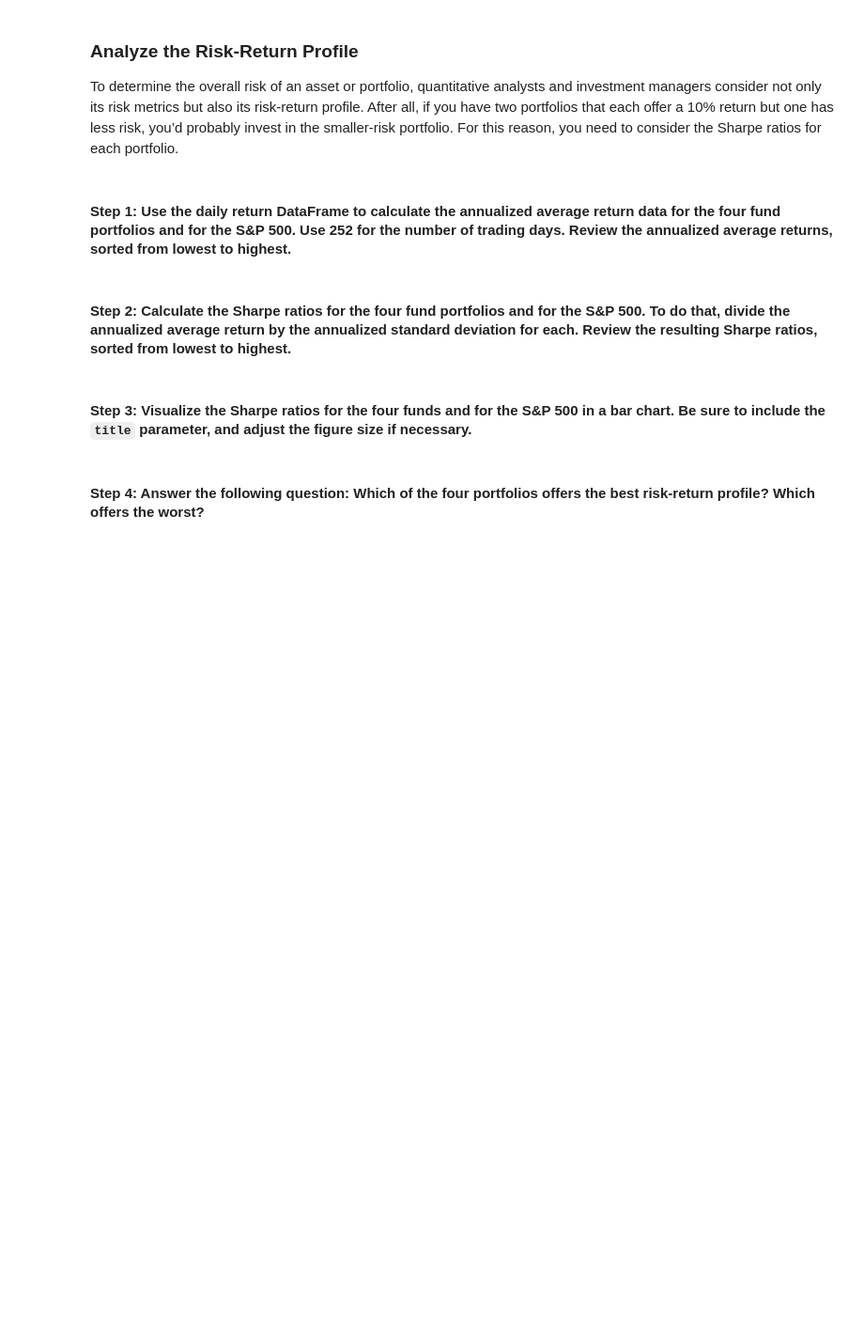
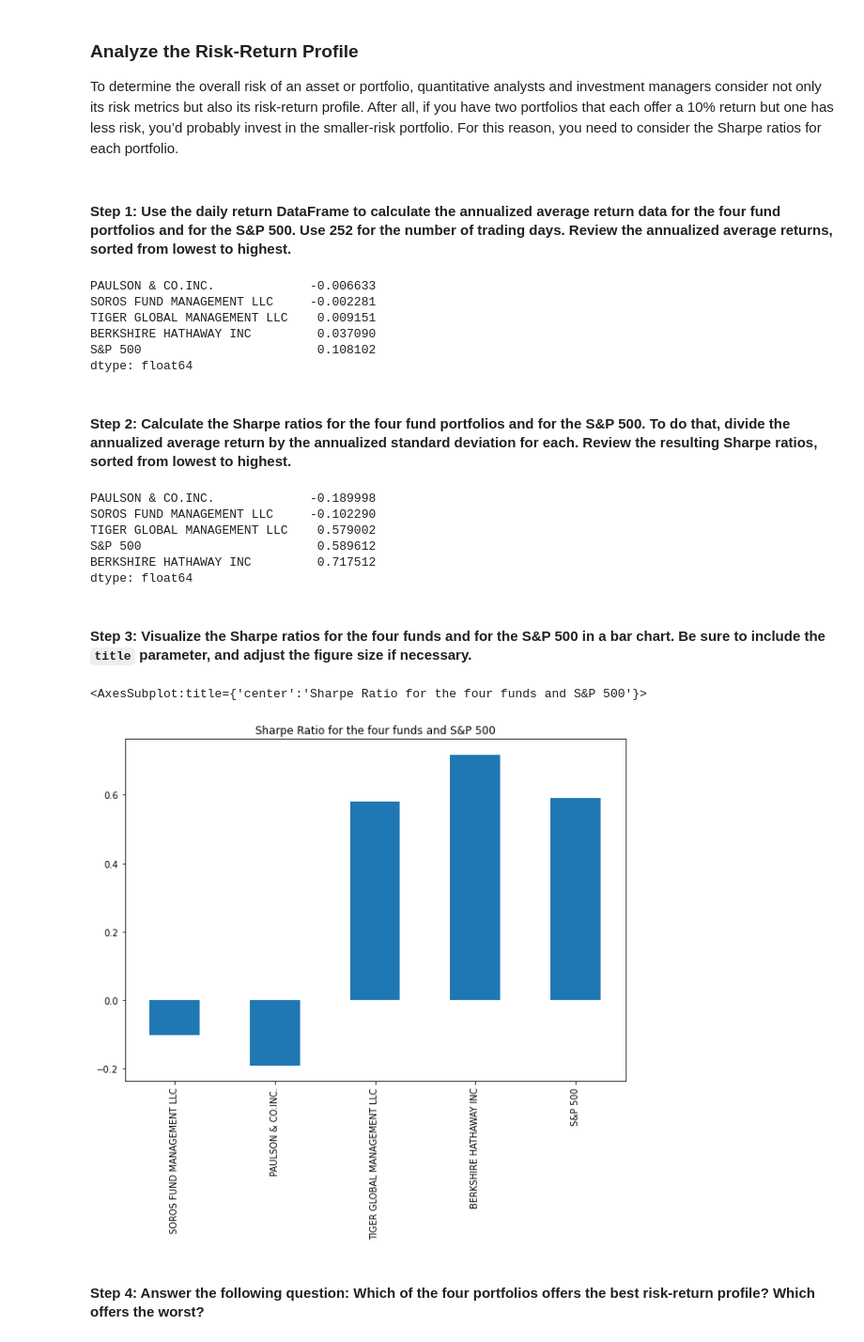
Before and after one commit to Abhishikaf/Risk_Return_Analysis, a Jupyter notebook: risk_return_analysis.ipynb, the cells around one changed output. Shown at 94% size. Drawn from its saved outputs; the diff is of its cells as text; code cells hidden in the pictures; blank space fills up the shorter version.

```diff
--- a/risk_return_analysis.ipynb
+++ b/risk_return_analysis.ipynb
@@ -307,18 +307,39 @@ To determine the overall risk of an asset or portfolio, quantitative analysts an
 # Calculate the annual average return data for the for fund portfolios and the S&P 500
 # Use 252 as the number of trading days in the year
 # Review the annual average returns sorted from lowest to highest
+whale_annual_avg_returns = whale_daily_returns.mean() * trading_days
 # YOUR CODE HERE
+whale_annual_avg_returns.sort_values()
+# %% [output]
+PAULSON & CO.INC.             -0.006633
+SOROS FUND MANAGEMENT LLC     -0.002281
+TIGER GLOBAL MANAGEMENT LLC    0.009151
+BERKSHIRE HATHAWAY INC         0.037090
+S&P 500                        0.108102
+dtype: float64
 # %% [markdown]
 #### Step 2: Calculate the Sharpe ratios for the four fund portfolios and for the S&P 500. To do that, divide the annualized average return by the annualized standard deviation for each. Review the resulting Sharpe ratios, sorted from lowest to highest.
 # %%
 # Calculate the annualized Sharpe Ratios for each of the 4 portfolios and the S&P 500.
+
+whale_sharpe_ratio = whale_annual_avg_returns/whale_annualized_std_dev
 # Review the Sharpe ratios sorted lowest to highest
-# YOUR CODE HERE
+whale_sharpe_ratio.sort_values()
+# %% [output]
+PAULSON & CO.INC.             -0.189998
+SOROS FUND MANAGEMENT LLC     -0.102290
+TIGER GLOBAL MANAGEMENT LLC    0.579002
+S&P 500                        0.589612
+BERKSHIRE HATHAWAY INC         0.717512
+dtype: float64
 # %% [markdown]
 #### Step 3: Visualize the Sharpe ratios for the four funds and for the S&P 500 in a bar chart. Be sure to include the `title` parameter, and adjust the figure size if necessary.
 # %%
 # Visualize the Sharpe ratios as a bar chart
 # Include a title parameter and adjust the figure size
-# YOUR CODE HERE
+whale_sharpe_ratio.plot.bar(figsize = (10,7), title = "Sharpe Ratio for the four funds and S&P 500")
+# %% [output]
+<AxesSubplot:title={'center':'Sharpe Ratio for the four funds and S&P 500'}>
+[figure, added]
 # %% [markdown]
 #### Step 4: Answer the following question: Which of the four portfolios offers the best risk-return profile? Which offers the worst?
```
Also changed, not shown: parts of 13 cells of this notebook.
